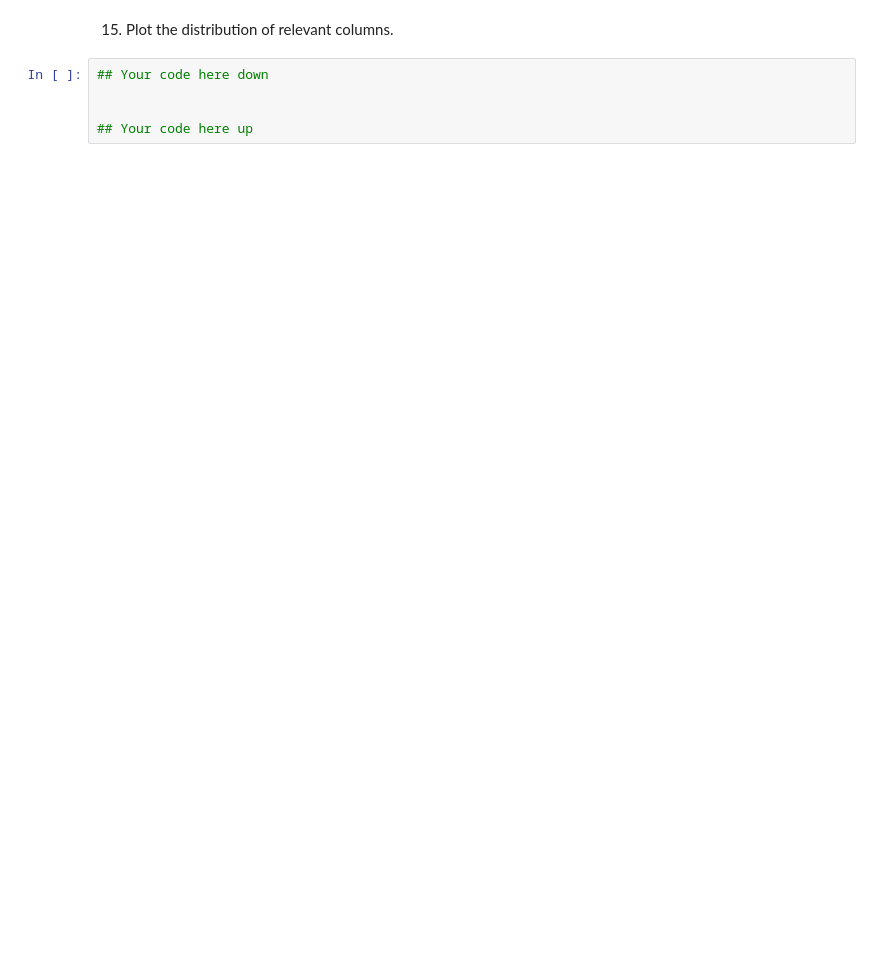
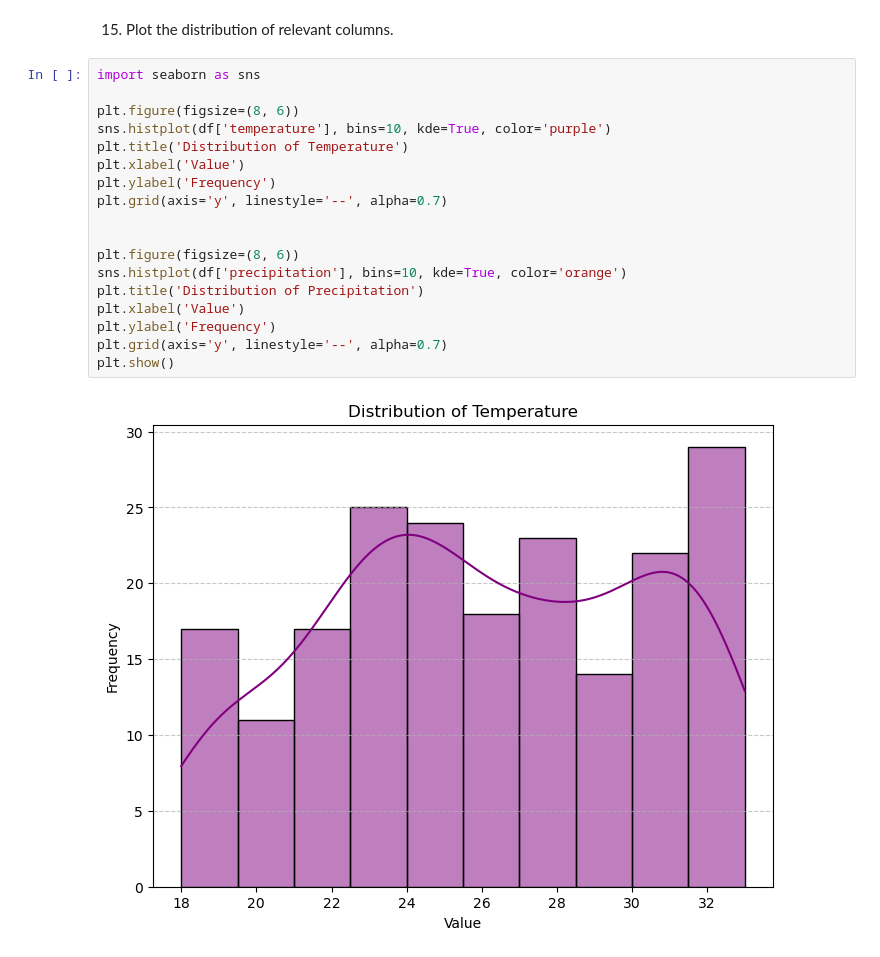
Before and after one commit to Minidoughnut/AgTech, a Jupyter notebook: scripts/Assinment_3&4.ipynb, the cells around one changed output. Drawn from its saved outputs; the diff is of its cells as text; blank space fills up the shorter version.

```diff
--- a/scripts/Assinment_3&4.ipynb
+++ b/scripts/Assinment_3&4.ipynb
@@ -595,7 +605,22 @@ plt.show()
 # %% [markdown]
 15. Plot the distribution of relevant columns.
-# %%
-## Your code here down
-
-
-## Your code here up
+# %%
+import seaborn as sns
+
+plt.figure(figsize=(8, 6))
+sns.histplot(df['temperature'], bins=10, kde=True, color='purple')
+plt.title('Distribution of Temperature')
+plt.xlabel('Value')
+plt.ylabel('Frequency')
+plt.grid(axis='y', linestyle='--', alpha=0.7)
+
+
+plt.figure(figsize=(8, 6))
+sns.histplot(df['precipitation'], bins=10, kde=True, color='orange')
+plt.title('Distribution of Precipitation')
+plt.xlabel('Value')
+plt.ylabel('Frequency')
+plt.grid(axis='y', linestyle='--', alpha=0.7)
+plt.show()
+# %% [output]
+[figure, added]
```
Also changed, not shown: parts of 27 cells of this notebook.
